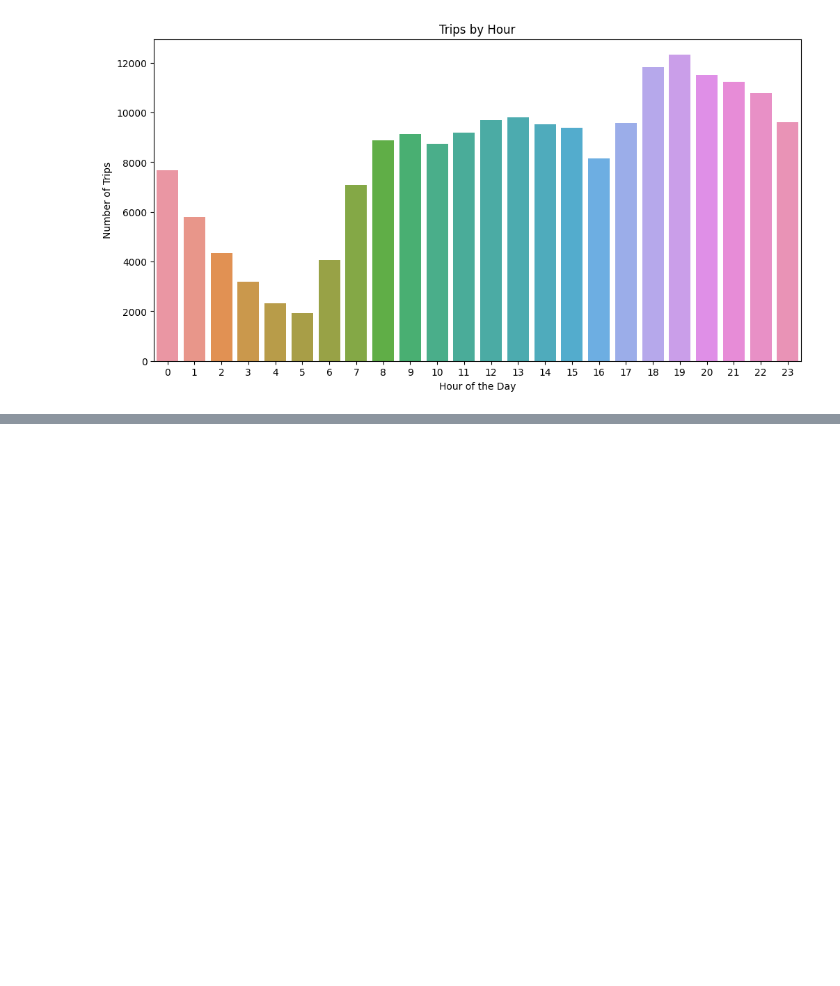
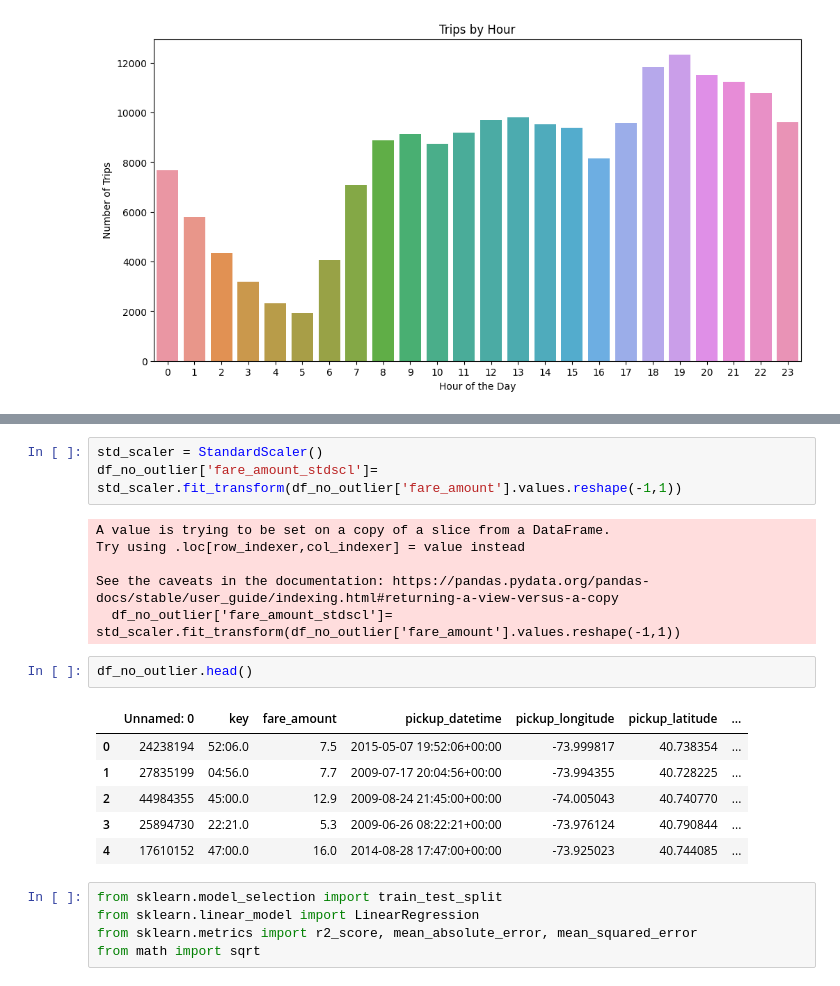
Before and after one commit to Sunil-7176/EDA-Analysis, a Jupyter notebook: uber_eda.ipynb, the cells around one changed output, grey strips where cells are left out. Saved outputs shown, nothing was run; the diff lists cells and outputs as text; blank space fills up the shorter version.

```diff
--- a/uber_eda.ipynb
+++ b/uber_eda.ipynb
@@ -159,0 +200,23 @@ See the caveats in the documentation: https://pandas.pydata.org/pandas-docs/stab
+# %%
+std_scaler = StandardScaler()
+df_no_outlier['fare_amount_stdscl']= std_scaler.fit_transform(df_no_outlier['fare_amount'].values.reshape(-1,1))
+# %% [output]
+A value is trying to be set on a copy of a slice from a DataFrame.
+Try using .loc[row_indexer,col_indexer] = value instead
+
+See the caveats in the documentation: https://pandas.pydata.org/pandas-docs/stable/user_guide/indexing.html#returning-a-view-versus-a-copy
+  df_no_outlier['fare_amount_stdscl']= std_scaler.fit_transform(df_no_outlier['fare_amount'].values.reshape(-1,1))
+# %%
+df_no_outlier.head()
+# %% [output]
+|  | Unnamed: 0 | key | fare_amount | pickup_datetime | pickup_longitude | pickup_latitude | ... |
+| 0 | 24238194 | 52:06.0 | 7.5 | 2015-05-07 19:52:06+00:00 | -73.999817 | 40.738354 | ... |
+| 1 | 27835199 | 04:56.0 | 7.7 | 2009-07-17 20:04:56+00:00 | -73.994355 | 40.728225 | ... |
+| 2 | 44984355 | 45:00.0 | 12.9 | 2009-08-24 21:45:00+00:00 | -74.005043 | 40.740770 | ... |
+| 3 | 25894730 | 22:21.0 | 5.3 | 2009-06-26 08:22:21+00:00 | -73.976124 | 40.790844 | ... |
+| 4 | 17610152 | 47:00.0 | 16.0 | 2014-08-28 17:47:00+00:00 | -73.925023 | 40.744085 | ... |
+# %%
+from sklearn.model_selection import train_test_split
+from sklearn.linear_model import LinearRegression
+from sklearn.metrics import r2_score, mean_absolute_error, mean_squared_error
+from math import sqrt
```
Also changed, not shown: parts of 6 cells of this notebook.
